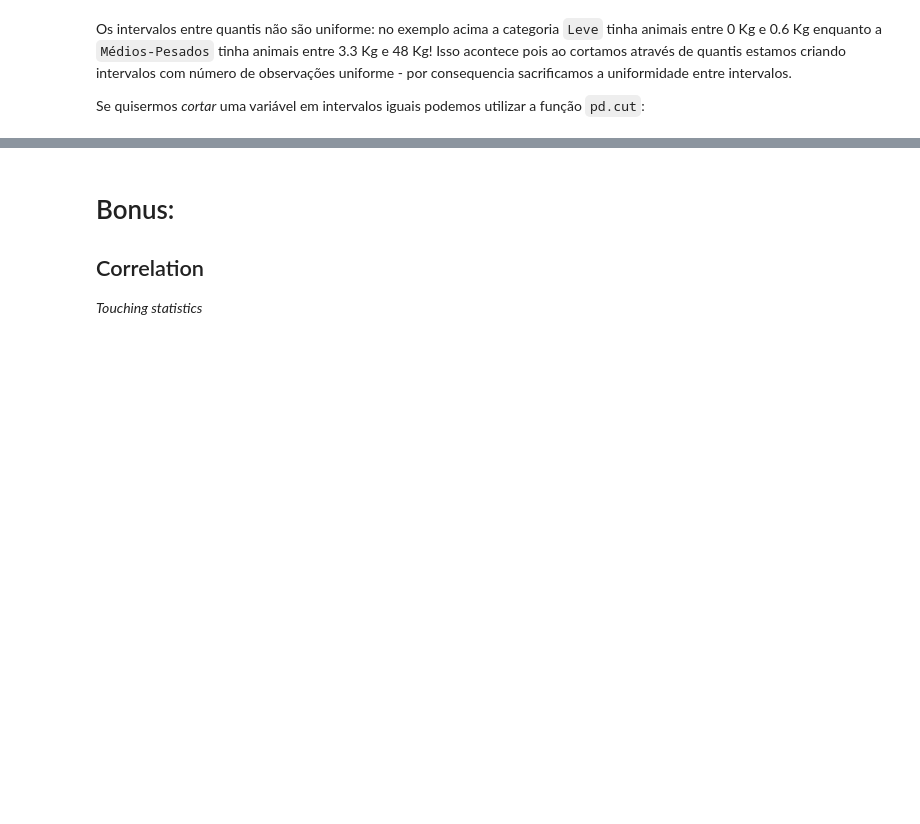
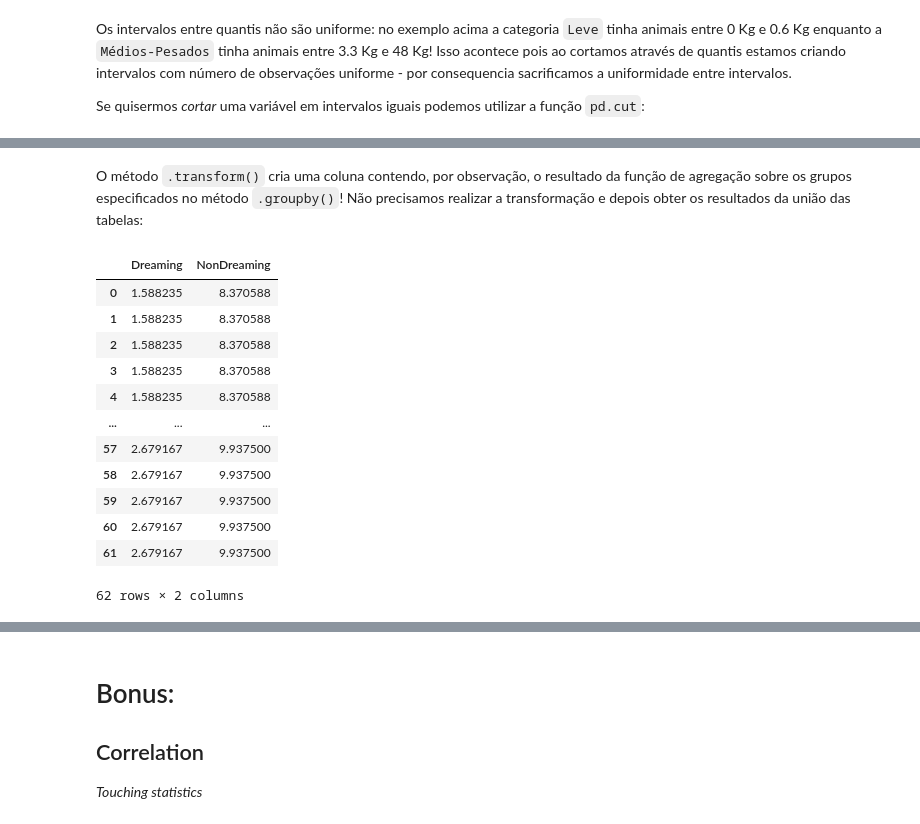
Before and after one commit to pedroteche-ih/Aulas-Base---DA-v2, a Jupyter notebook: 15 - DataFrame Calculations.ipynb, the cells around one changed output, grey strips where cells are left out. Saved outputs shown, nothing was run; the diff lists cells and outputs as text; code cells hidden in the pictures; blank space fills up the shorter version.

```diff
--- a/15 - DataFrame Calculations.ipynb
+++ b/15 - DataFrame Calculations.ipynb
@@ -216,0 +592,20 @@ tb_animals['cat_risco']
+# %% [markdown]
+O método `.transform()` cria uma coluna contendo, por observação, o resultado da função de agregação sobre os grupos especificados no método `.groupby()`! Não precisamos realizar a transformação e depois obter os resultados da união das tabelas:
+# %%
+tb_animals.\
+    groupby('cat_risco')[["Dreaming", "NonDreaming"]].\
+    transform('mean')
+# %% [output]
+|  | Dreaming | NonDreaming |
+| 0 | 1.588235 | 8.370588 |
+| 1 | 1.588235 | 8.370588 |
+| 2 | 1.588235 | 8.370588 |
+| 3 | 1.588235 | 8.370588 |
+| 4 | 1.588235 | 8.370588 |
+| ... | ... | ... |
+| 57 | 2.679167 | 9.937500 |
+| 58 | 2.679167 | 9.937500 |
+| 59 | 2.679167 | 9.937500 |
+| 60 | 2.679167 | 9.937500 |
+| 61 | 2.679167 | 9.937500 |
+62 rows × 2 columns
```
Also changed, not shown: parts of 46 cells of this notebook, 3 other files.
